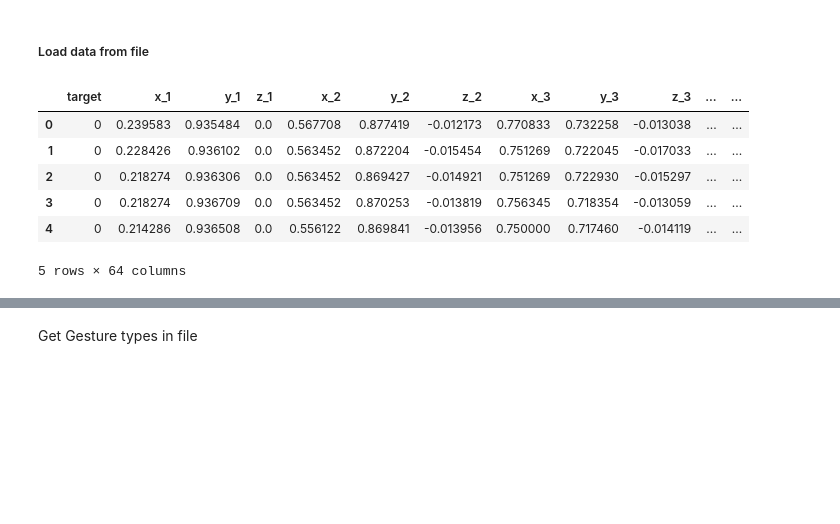
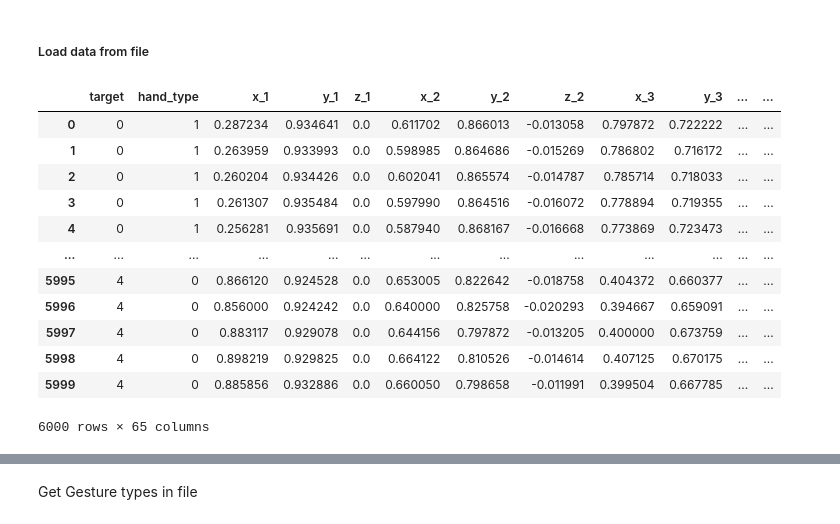
Before and after one commit to JanSzewczyk/hands-control-system, a Jupyter notebook: hands-gesture-classifier.ipynb, the cells around one changed output, grey strips where cells are left out. Cells and saved outputs as stored; diff of their text form; code cells hidden in the pictures; blank space fills up the shorter version.

```diff
--- a/hands-gesture-classifier.ipynb
+++ b/hands-gesture-classifier.ipynb
@@ -315,12 +303,19 @@ gesture_type_mapper
 ##### Load data from file
 # %%
 df = pd.read_csv(COORDS_FILE_NAME)
-df.head()
+
+df
 # %% [output]
-|  | target | x_1 | y_1 | z_1 | x_2 | y_2 | z_2 | x_3 | y_3 | z_3 | ... | ... |
-| 0 | 0 | 0.239583 | 0.935484 | 0.0 | 0.567708 | 0.877419 | -0.012173 | 0.770833 | 0.732258 | -0.013038 | ... | ... |
-| 1 | 0 | 0.228426 | 0.936102 | 0.0 | 0.563452 | 0.872204 | -0.015454 | 0.751269 | 0.722045 | -0.017033 | ... | ... |
-| 2 | 0 | 0.218274 | 0.936306 | 0.0 | 0.563452 | 0.869427 | -0.014921 | 0.751269 | 0.722930 | -0.015297 | ... | ... |
-| 3 | 0 | 0.218274 | 0.936709 | 0.0 | 0.563452 | 0.870253 | -0.013819 | 0.756345 | 0.718354 | -0.013059 | ... | ... |
-| 4 | 0 | 0.214286 | 0.936508 | 0.0 | 0.556122 | 0.869841 | -0.013956 | 0.750000 | 0.717460 | -0.014119 | ... | ... |
+|  | target | hand_type | x_1 | y_1 | z_1 | x_2 | y_2 | z_2 | x_3 | y_3 | ... | ... |
+| 0 | 0 | 1 | 0.287234 | 0.934641 | 0.0 | 0.611702 | 0.866013 | -0.013058 | 0.797872 | 0.722222 | ... | ... |
+| 1 | 0 | 1 | 0.263959 | 0.933993 | 0.0 | 0.598985 | 0.864686 | -0.015269 | 0.786802 | 0.716172 | ... | ... |
+| 2 | 0 | 1 | 0.260204 | 0.934426 | 0.0 | 0.602041 | 0.865574 | -0.014787 | 0.785714 | 0.718033 | ... | ... |
+| 3 | 0 | 1 | 0.261307 | 0.935484 | 0.0 | 0.597990 | 0.864516 | -0.016072 | 0.778894 | 0.719355 | ... | ... |
+| 4 | 0 | 1 | 0.256281 | 0.935691 | 0.0 | 0.587940 | 0.868167 | -0.016668 | 0.773869 | 0.723473 | ... | ... |
+| ... | ... | ... | ... | ... | ... | ... | ... | ... | ... | ... | ... | ... |
+| 5995 | 4 | 0 | 0.866120 | 0.924528 | 0.0 | 0.653005 | 0.822642 | -0.018758 | 0.404372 | 0.660377 | ... | ... |
+| 5996 | 4 | 0 | 0.856000 | 0.924242 | 0.0 | 0.640000 | 0.825758 | -0.020293 | 0.394667 | 0.659091 | ... | ... |
+| 5997 | 4 | 0 | 0.883117 | 0.929078 | 0.0 | 0.644156 | 0.797872 | -0.013205 | 0.400000 | 0.673759 | ... | ... |
+| 5998 | 4 | 0 | 0.898219 | 0.929825 | 0.0 | 0.664122 | 0.810526 | -0.014614 | 0.407125 | 0.670175 | ... | ... |
+| 5999 | 4 | 0 | 0.885856 | 0.932886 | 0.0 | 0.660050 | 0.798658 | -0.011991 | 0.399504 | 0.667785 | ... | ... |
-5 rows × 64 columns
+6000 rows × 65 columns
```
Also changed, not shown: parts of 38 cells of this notebook, 5 other files.
